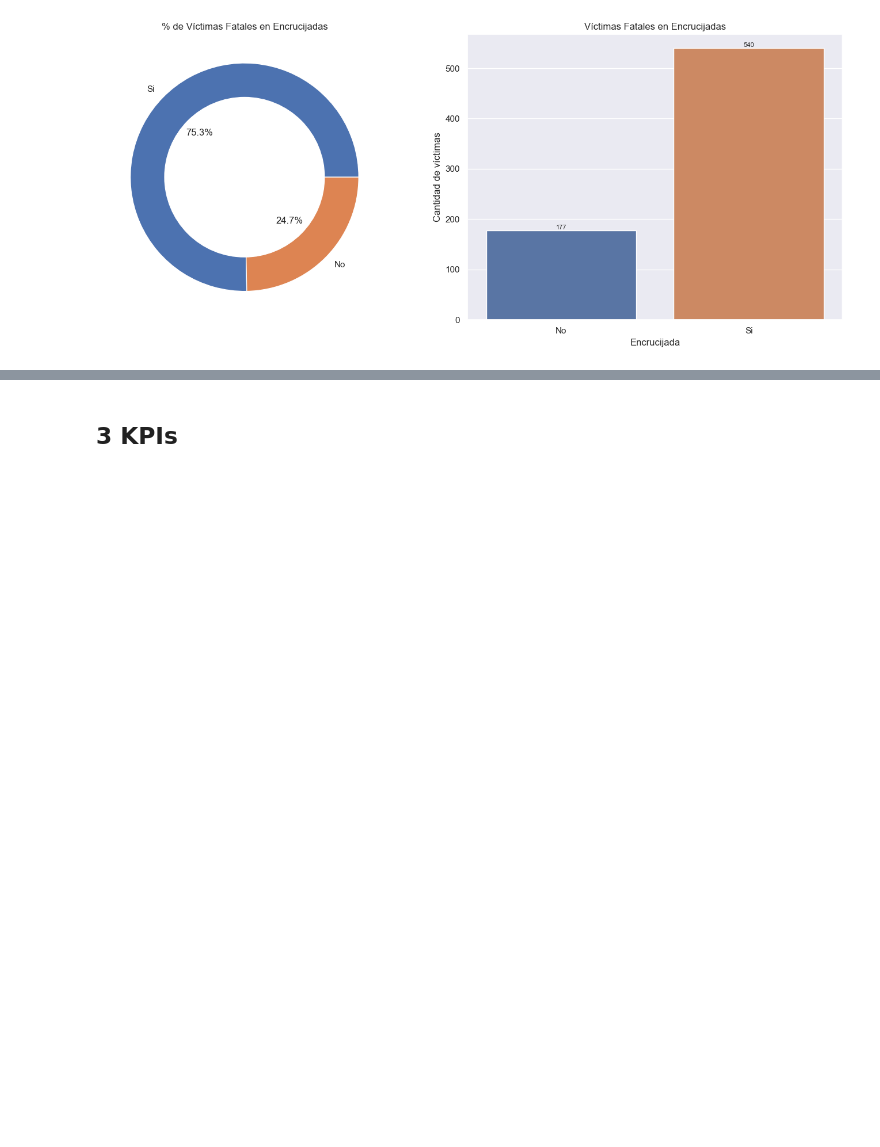
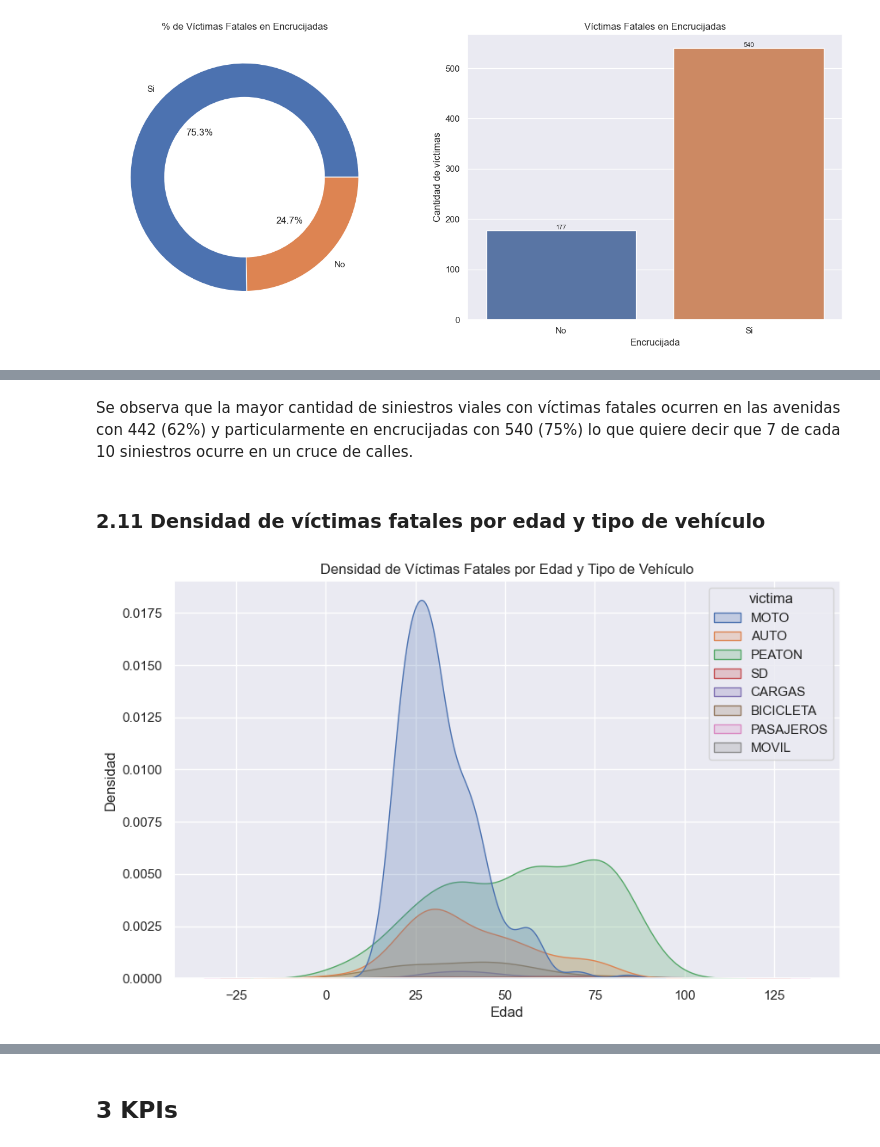
Before and after one commit to FreddyPinto/road-crashes-dataviz, a Jupyter notebook: notebooks/2.0-fp-eda.ipynb, the cells around one changed output, grey strips where cells are left out. Saved outputs shown, nothing was run; the diff lists cells and outputs as text; code cells hidden in the pictures; blank space fills up the shorter version.

```diff
--- a/notebooks/2.0-fp-eda.ipynb
+++ b/notebooks/2.0-fp-eda.ipynb
@@ -293,0 +302,16 @@ plt.show()
+# %% [markdown]
+Se observa que la mayor cantidad de siniestros viales con víctimas fatales ocurren en las avenidas con 442 (62%) y particularmente en encrucijadas con 540 (75%) lo que quiere decir que 7 de cada 10 siniestros ocurre en un cruce de calles.
+# %% [markdown]
+### 2.11 Densidad de víctimas fatales por edad y tipo de vehículo
+# %%
+df['edad'] = pd.to_numeric(df['edad'], errors='coerce')
+
+# Crea el gráfico de densidad
+plt.figure(figsize=(10, 6))
+sns.kdeplot(data=df, x='edad', hue='victima', fill=True)
+plt.title('Densidad de Víctimas Fatales por Edad y Tipo de Vehículo')
+plt.xlabel('Edad')
+plt.ylabel('Densidad')
+plt.show()
+# %% [output]
+[figure, added]
```
Also changed, not shown: parts of 25 cells of this notebook.
